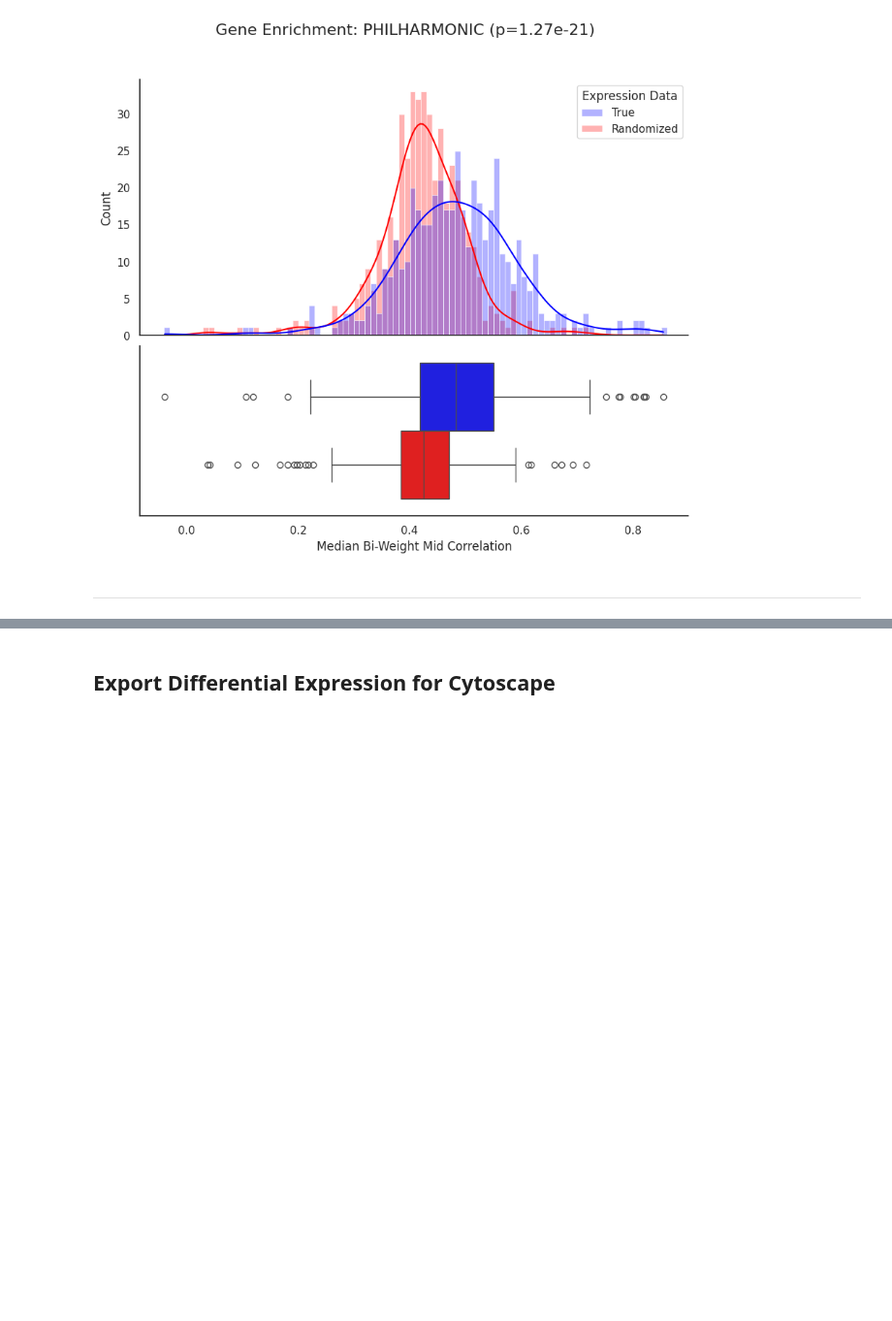
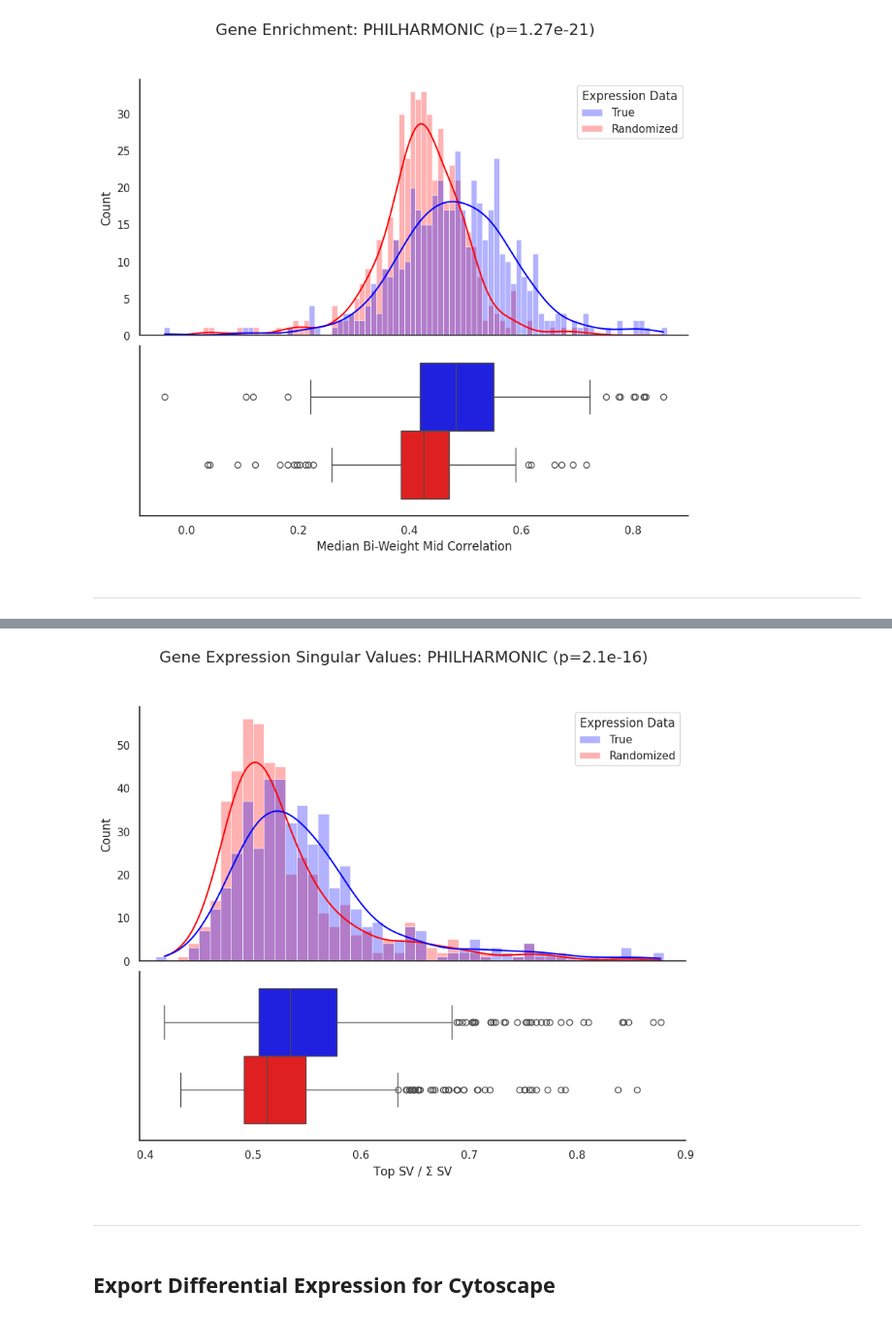
Before and after one commit to samsledje/philharmonic, a Jupyter notebook: nb/04_gene_expression_analysis.ipynb, the cells around one changed output, grey strips where cells are left out. Shown at 97% size. Cells and saved outputs as stored; diff of their text form; code cells hidden in the pictures; blank space fills up the shorter version.

```diff
--- a/nb/04_gene_expression_analysis.ipynb
+++ b/nb/04_gene_expression_analysis.ipynb
@@ -296,3 +385,62 @@ plt.show()
+# %%
+sns.set_palette("colorblind")
+sns.set_theme(style="white", palette="pastel", font_scale=1)
+
+tstat_rand, p_rand = ttest_rel(
+    rand_rank_df["True"], rand_rank_df["Randomized"], alternative="greater"
+)
+
+plot_df = rand_rank_df.melt("key").rename(
+    {"value": "Rank", "variable": "Expression Data"}, axis=1
+)
+
+# Create figure and gridspec
+fig = plt.figure(figsize=(10, 8))
+gs = fig.add_gridspec(2, 1, height_ratios=[3, 2], hspace=0.05)
+
+# Create top subplot for histogram
+ax0 = fig.add_subplot(gs[0])
+ax1 = fig.add_subplot(gs[1])
+
+sns.histplot(
+    data=plot_df,
+    x="Rank",
+    hue="Expression Data",
+    alpha=0.3,
+    kde=True,
+    bins=np.arange(-0.1, 1.05, 0.01),
+    palette=["blue", "red"],
+    common_norm=False,
+    ec="white",
+    ax=ax0,
+)
+
+sns.boxplot(
+    data=rand_rank_df.melt("key"),
+    x="value",
+    hue="variable",
+    palette=["blue", "red"],
+    ax=ax1,
+)
+
+ax0.set_xlabel("")  # Remove x-label from top plot
+ax1.set_xlabel(r"Top SV / $\Sigma$ SV")  # Add x-label to bottom plot
+ax0.set_xticklabels([])  # Remove x-ticks from top plot
+
+
+ax0.set_xlim(ax1.get_xlim())  # Align the x-axis of both subplots
+ax1.get_legend().remove()  # Remove legend from bottom plot
+
+plt.suptitle(f"Gene Expression Singular Values: PHILHARMONIC (p={p_rand:.3})", fontsize=16)
+
+# Show the plot
+sns.despine()
+plt.savefig(IMG_DIR / "gexp_sv_ratios.svg", bbox_inches="tight", dpi=300)
+plt.show()
+# %% [output]
+[figure, added]
+# %% [markdown]
+---
 # %% [markdown]
 ## Export Differential Expression for Cytoscape
 # %%
```
Also changed, not shown: parts of 9 cells of this notebook, 5 other files.
